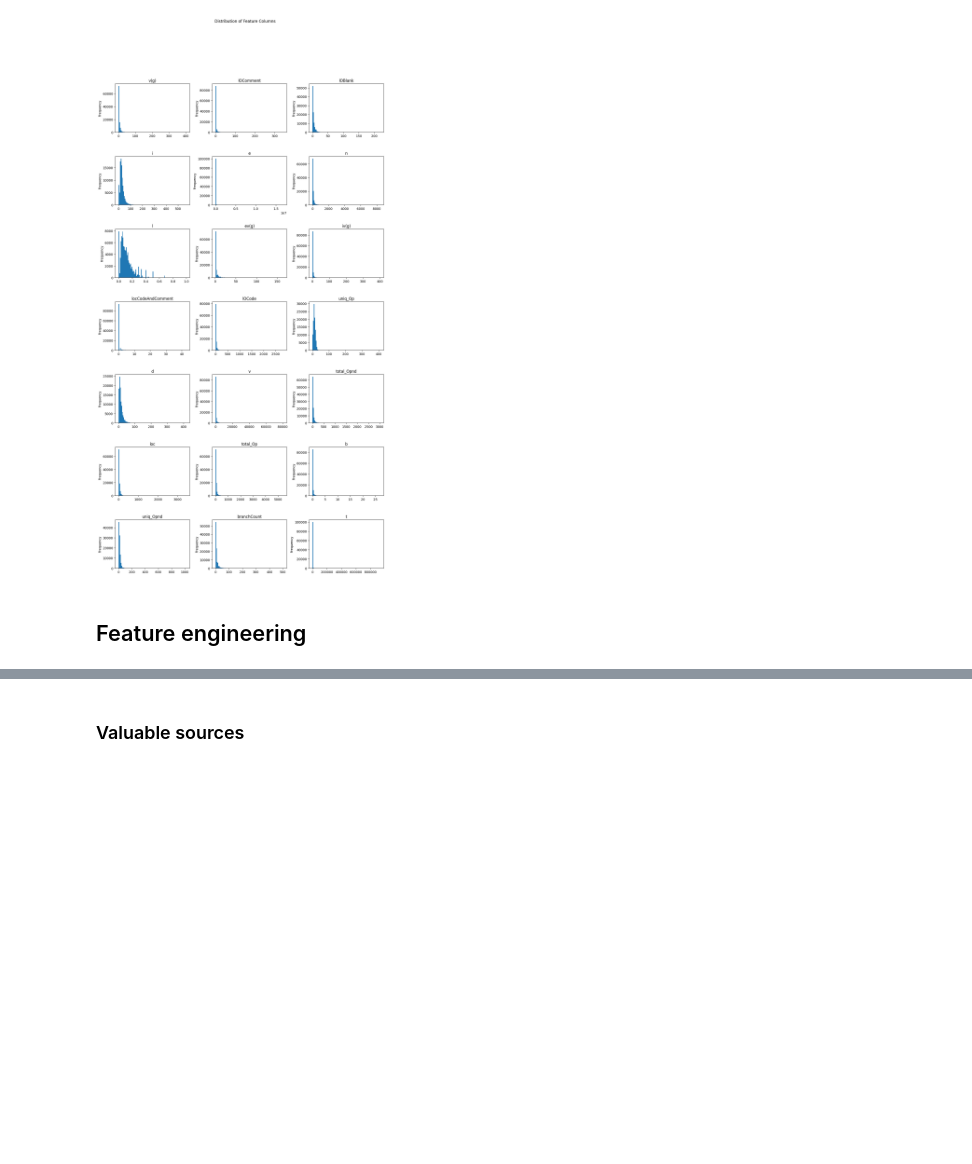
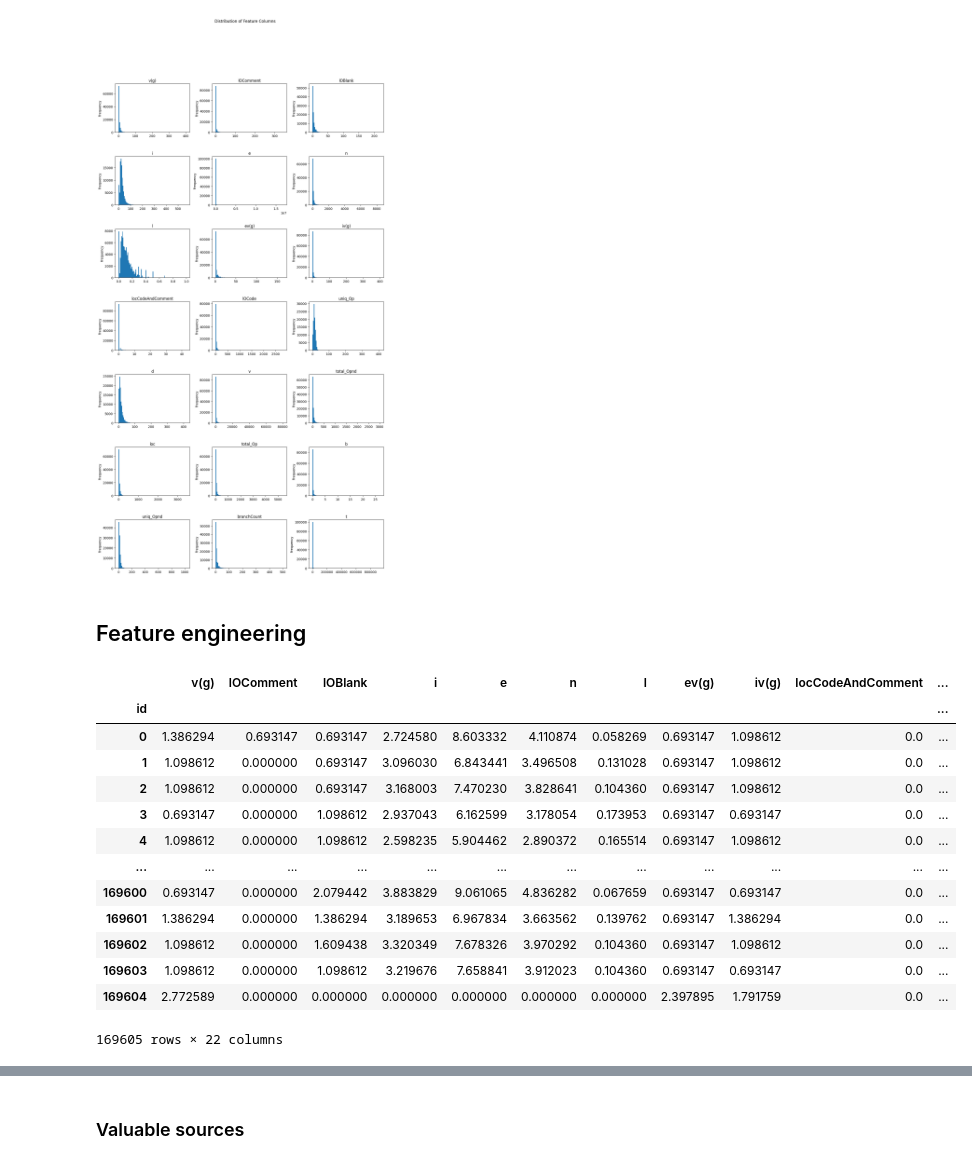
Before and after one commit to incardo/kaggle-playground, a Jupyter notebook: Binary-Classification_Software_Defects_Dataset/eda_software_defects.ipynb, the cells around one changed output, grey strips where cells are left out. Saved outputs shown, nothing was run; the diff lists cells and outputs as text; code cells hidden in the pictures; blank space fills up the shorter version.

```diff
--- a/Binary-Classification_Software_Defects_Dataset/eda_software_defects.ipynb
+++ b/Binary-Classification_Software_Defects_Dataset/eda_software_defects.ipynb
@@ -208,0 +213,25 @@ plt.show()
+# %%
+def edit_features(df):
+
+    log_df =  np.log(df[FEATURES]+1)
+    log_df[TARGET] = df[TARGET]
+
+    return log_df
+
+full_enhanced=  edit_features(full.copy())
+full_enhanced
+# %% [output]
+|  | v(g) | lOComment | lOBlank | i | e | n | l | ev(g) | iv(g) | locCodeAndComment | ... |
+| id |  |  |  |  |  |  |  |  |  |  | ... |
+| 0 | 1.386294 | 0.693147 | 0.693147 | 2.724580 | 8.603332 | 4.110874 | 0.058269 | 0.693147 | 1.098612 | 0.0 | ... |
+| 1 | 1.098612 | 0.000000 | 0.693147 | 3.096030 | 6.843441 | 3.496508 | 0.131028 | 0.693147 | 1.098612 | 0.0 | ... |
+| 2 | 1.098612 | 0.000000 | 0.693147 | 3.168003 | 7.470230 | 3.828641 | 0.104360 | 0.693147 | 1.098612 | 0.0 | ... |
+| 3 | 0.693147 | 0.000000 | 1.098612 | 2.937043 | 6.162599 | 3.178054 | 0.173953 | 0.693147 | 0.693147 | 0.0 | ... |
+| 4 | 1.098612 | 0.000000 | 1.098612 | 2.598235 | 5.904462 | 2.890372 | 0.165514 | 0.693147 | 1.098612 | 0.0 | ... |
+| ... | ... | ... | ... | ... | ... | ... | ... | ... | ... | ... | ... |
+| 169600 | 0.693147 | 0.000000 | 2.079442 | 3.883829 | 9.061065 | 4.836282 | 0.067659 | 0.693147 | 0.693147 | 0.0 | ... |
+| 169601 | 1.386294 | 0.000000 | 1.386294 | 3.189653 | 6.967834 | 3.663562 | 0.139762 | 0.693147 | 1.386294 | 0.0 | ... |
+| 169602 | 1.098612 | 0.000000 | 1.609438 | 3.320349 | 7.678326 | 3.970292 | 0.104360 | 0.693147 | 1.098612 | 0.0 | ... |
+| 169603 | 1.098612 | 0.000000 | 1.098612 | 3.219676 | 7.658841 | 3.912023 | 0.104360 | 0.693147 | 0.693147 | 0.0 | ... |
+| 169604 | 2.772589 | 0.000000 | 0.000000 | 0.000000 | 0.000000 | 0.000000 | 0.000000 | 2.397895 | 1.791759 | 0.0 | ... |
+169605 rows × 22 columns
```
Also changed, not shown: parts of 12 cells of this notebook, 5 other files.
